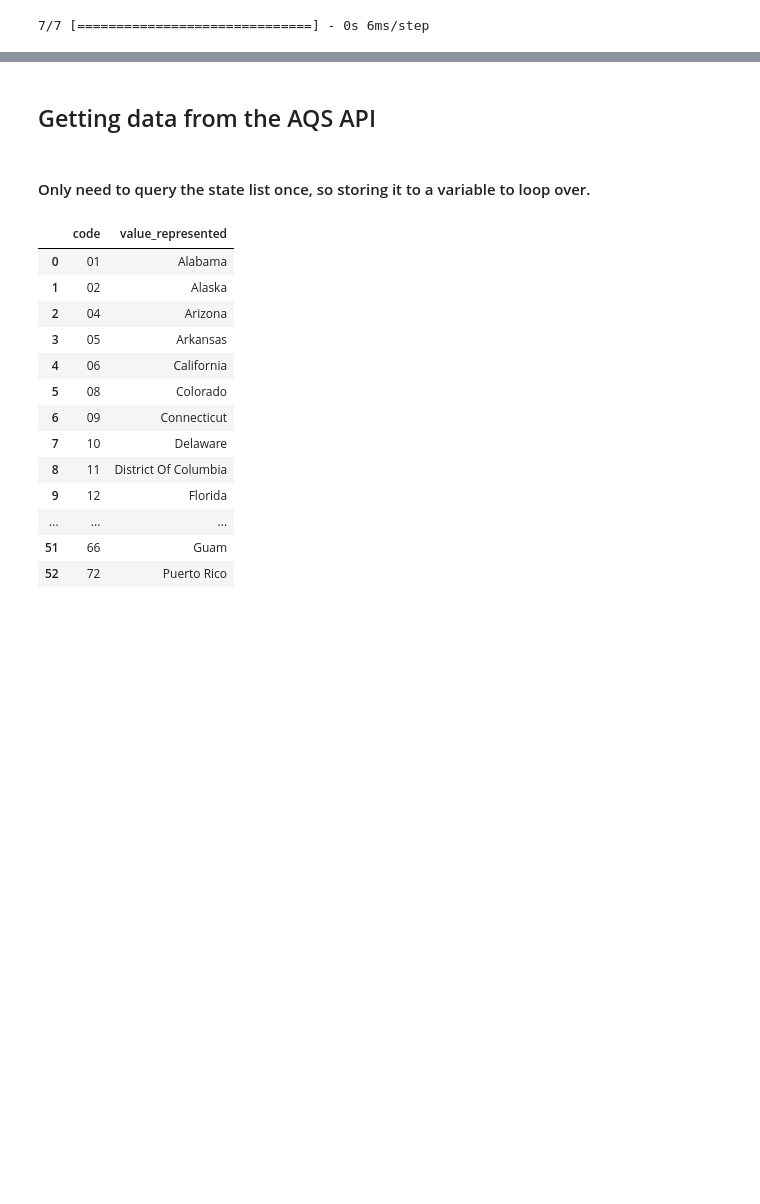
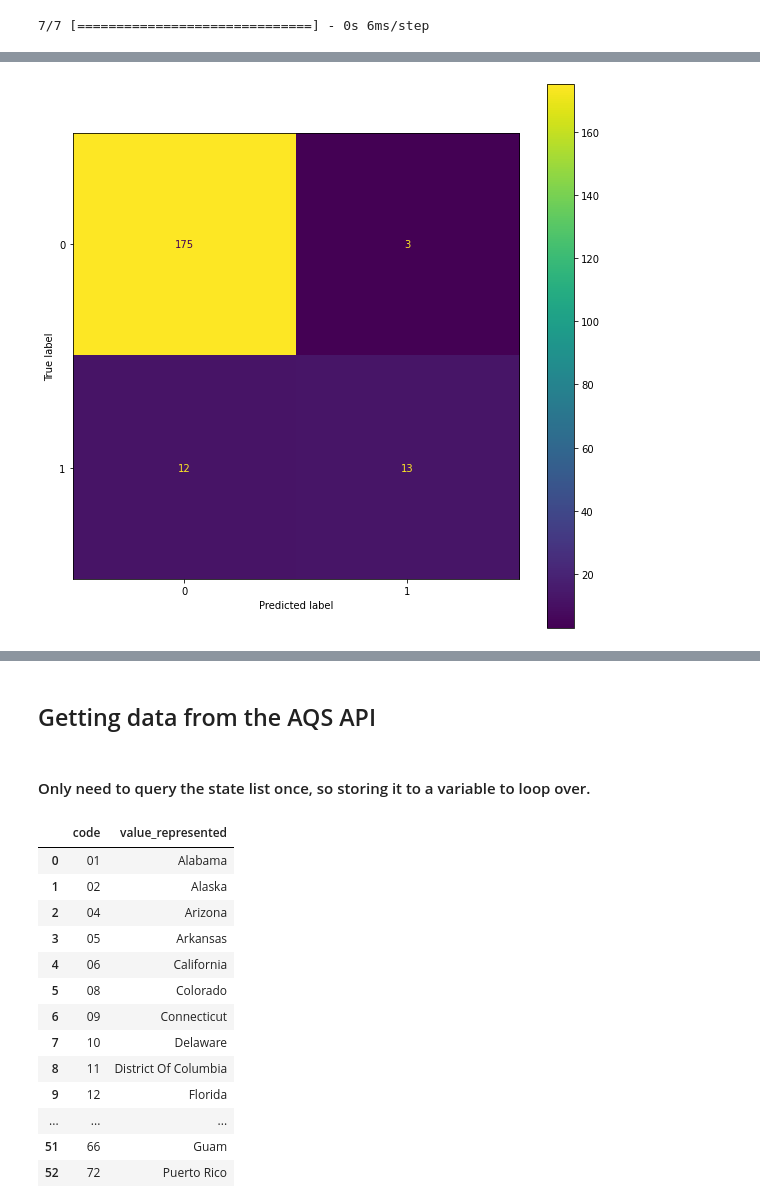
Before and after one commit to wdegraw93/low_birth_weight_vs_aqi_study, a Jupyter notebook: winston.ipynb, the cells around one changed output, grey strips where cells are left out. Drawn from its saved outputs; the diff is of its cells as text; code cells hidden in the pictures; blank space fills up the shorter version.

```diff
--- a/winston.ipynb
+++ b/winston.ipynb
@@ -149,0 +251,2 @@ array([[0.],
+# %%
+model.load_weights('data/models/model_9261')
@@ -150,6 +257,6 @@ array([[0.],
 # %%
 y_pred = model.predict(X_test_ss)
 y_pred = pd.Series(y_pred.reshape(-1))
-y_pred = y_pred.map(lambda x: 1 if x>.1 else 0)
+y_pred = y_pred.map(lambda x: 1 if x>.5 else 0)
 # %% [output]
 7/7 [==============================] - 0s 6ms/step
@@ -174,0 +271,5 @@ ConfusionMatrixDisplay.from_predictions(y_test, y_pred);
+# %%
+fig, ax = plt.subplots(figsize=(10,10))
+ConfusionMatrixDisplay.from_predictions(y_test, y_pred, ax=ax);
+# %% [output]
+[figure, added]
```
Also changed, not shown: parts of 16 cells of this notebook, 7 other files.
